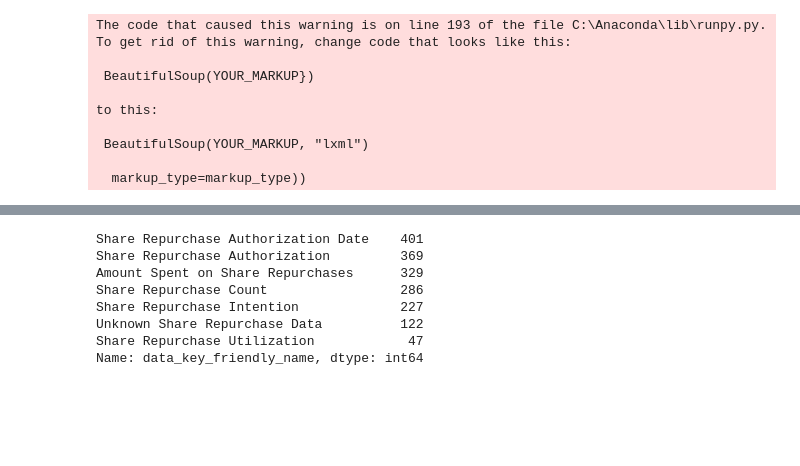
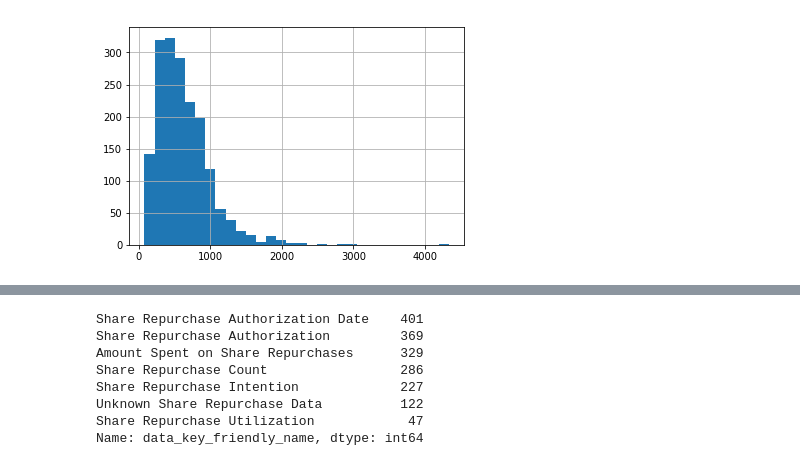
Before and after one commit to suhasinipallai/New_constructs, a Jupyter notebook: jj-eda.ipynb, the cells around one changed output, grey strips where cells are left out. Saved outputs shown, nothing was run; the diff lists cells and outputs as text; code cells hidden in the pictures; blank space fills up the shorter version.

```diff
--- a/jj-eda.ipynb
+++ b/jj-eda.ipynb
@@ -7,2 +15,2 @@ from urllib.request import urlopen, Request
 # %%
-srp_df = pd.read_csv('data/share_repurchase_paragraphs.csv')
+srp_df = pd.read_csv('data/share_repurchase_paragraphs.csv').sort_values('accession_number').reset_index()
@@ -25 +17,3 @@ memory usage: 111.4+ KB
+# %%
+srp_df['para_len'] = srp_df['paragraph_text'].apply(lambda x: len(x))
 # %%
@@ -40,12 +25,0 @@ response.close()
-# %%
-soup = BeautifulSoup(html)
-# %% [output]
-The code that caused this warning is on line 193 of the file C:\Anaconda\lib\runpy.py. To get rid of this warning, change code that looks like this:
-
- BeautifulSoup(YOUR_MARKUP})
-
-to this:
-
- BeautifulSoup(YOUR_MARKUP, "lxml")
-
-  markup_type=markup_type))
@@ -51,0 +28,5 @@ to this:
+# %%
+srp_df.para_len.hist(bins=30)
+plt.show()
+# %% [output]
+[figure, added]
```
Also changed, not shown: parts of 33 cells of this notebook.
